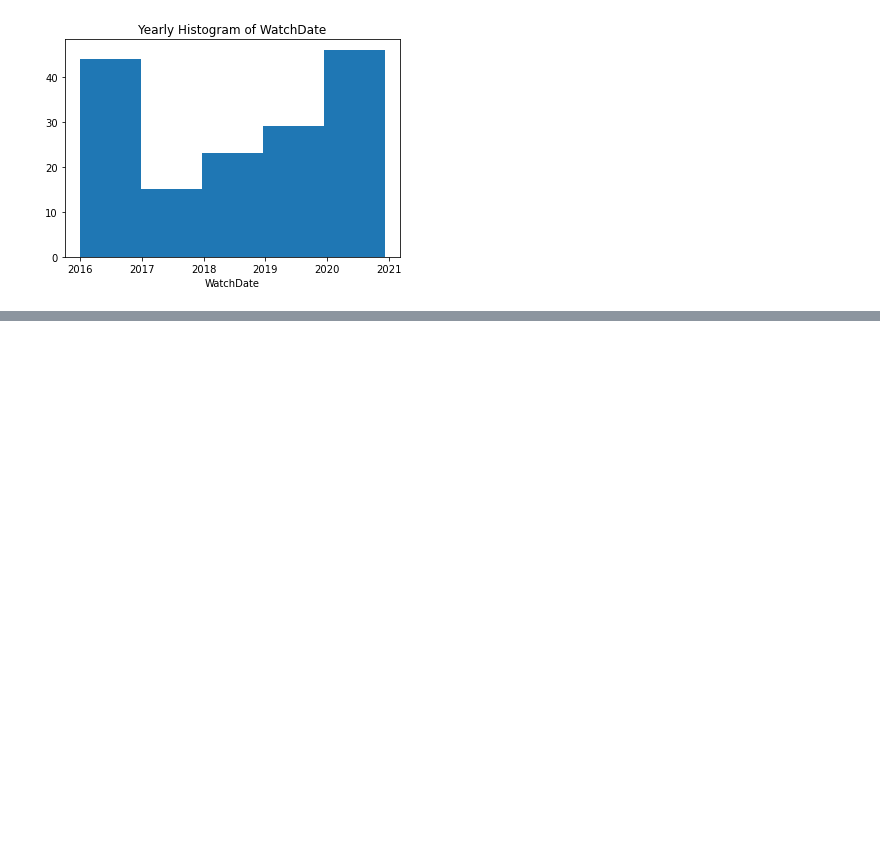
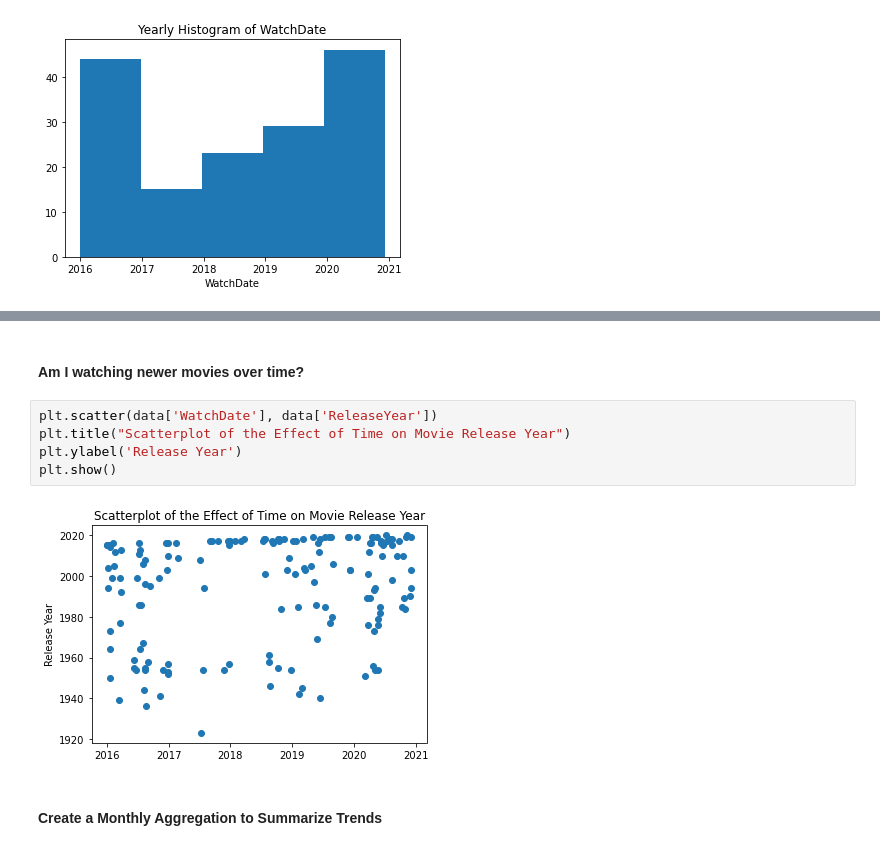
Before and after one commit to amandahutter/Movies-Analysis, a Jupyter notebook: Movies.ipynb, the cells around one changed output, grey strips where cells are left out. Drawn from its saved outputs; the diff is of its cells as text; blank space fills up the shorter version.

```diff
--- a/Movies.ipynb
+++ b/Movies.ipynb
@@ -110,0 +124,11 @@ plt.show()
+# %% [markdown]
+#### Am I watching newer movies over time?
+# %%
+plt.scatter(data['WatchDate'], data['ReleaseYear'])
+plt.title("Scatterplot of the Effect of Time on Movie Release Year")
+plt.ylabel('Release Year')
+plt.show()
+# %% [output]
+[figure, added]
+# %% [markdown]
+#### Create a Monthly Aggregation to Summarize Trends
```
Also changed, not shown: parts of 15 cells of this notebook.
